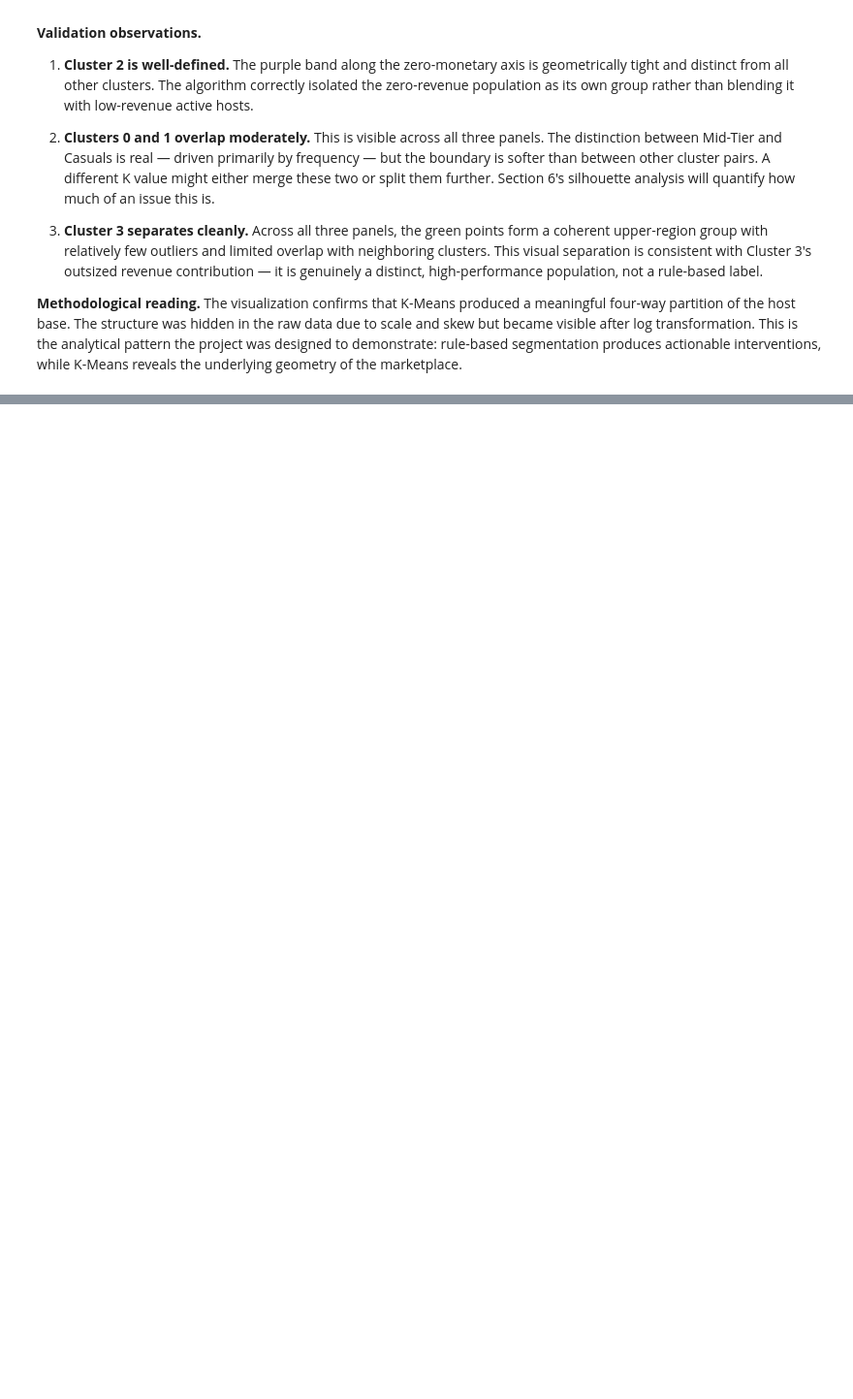
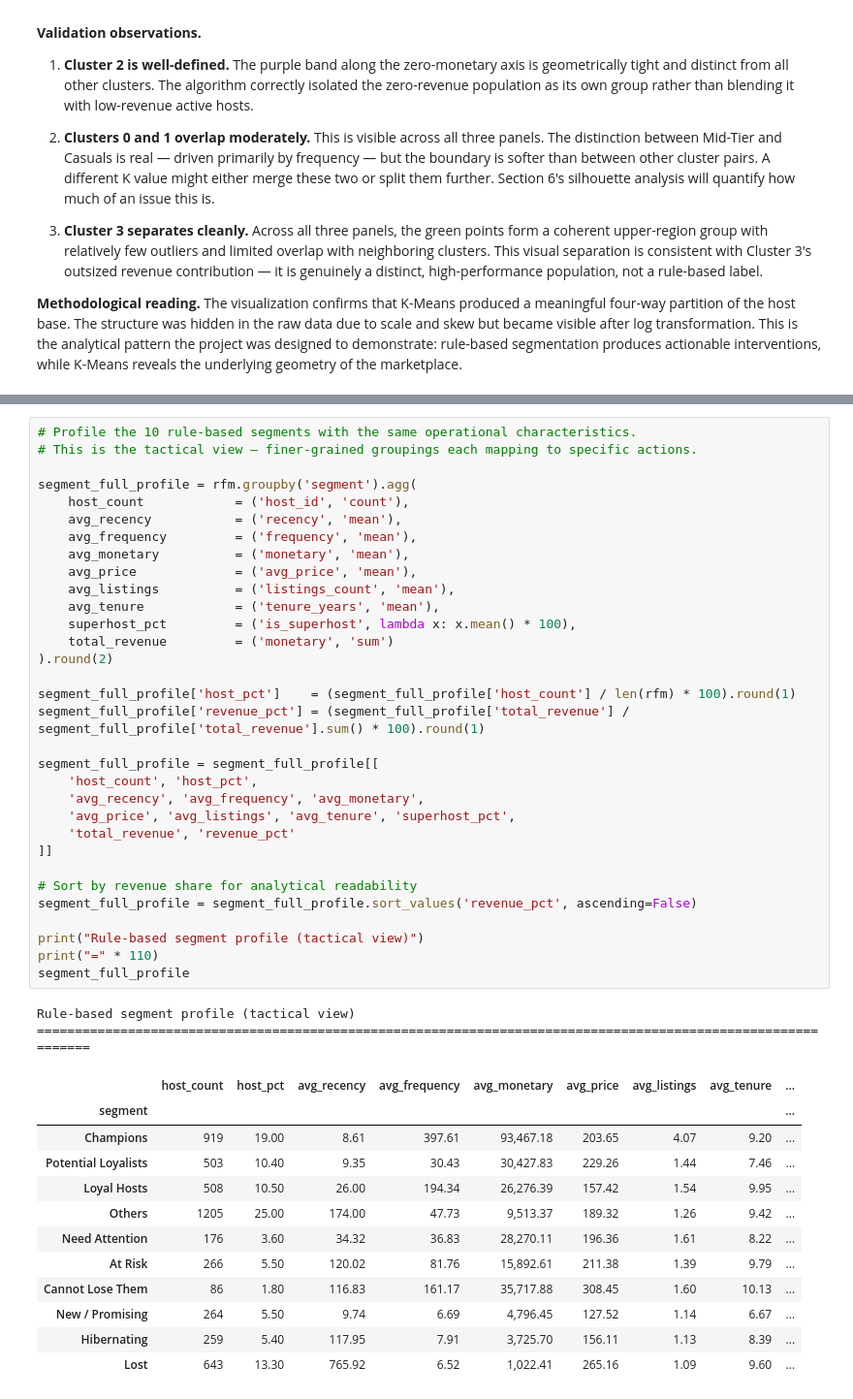
Before and after one commit to Cijan540/my-project-2-rfm-segmentation, a Jupyter notebook: rfm_analysis.ipynb, the cells around one changed output, grey strips where cells are left out. Shown at 97% size. Drawn from its saved outputs; the diff is of its cells as text; blank space fills up the shorter version.

```diff
--- a/rfm_analysis.ipynb
+++ b/rfm_analysis.ipynb
@@ -1065,0 +1433,47 @@ The clean horizontal stratification in this panel confirms that **frequency is d
+# %%
+# Profile the 10 rule-based segments with the same operational characteristics.
+# This is the tactical view — finer-grained groupings each mapping to specific actions.
+
+segment_full_profile = rfm.groupby('segment').agg(
+    host_count            = ('host_id', 'count'),
+    avg_recency           = ('recency', 'mean'),
+    avg_frequency         = ('frequency', 'mean'),
+    avg_monetary          = ('monetary', 'mean'),
+    avg_price             = ('avg_price', 'mean'),
+    avg_listings          = ('listings_count', 'mean'),
+    avg_tenure            = ('tenure_years', 'mean'),
+    superhost_pct         = ('is_superhost', lambda x: x.mean() * 100),
+    total_revenue         = ('monetary', 'sum')
+).round(2)
+
+segment_full_profile['host_pct']    = (segment_full_profile['host_count'] / len(rfm) * 100).round(1)
+segment_full_profile['revenue_pct'] = (segment_full_profile['total_revenue'] / segment_full_profile['total_revenue'].sum() * 100).round(1)
+
+segment_full_profile = segment_full_profile[[
+    'host_count', 'host_pct',
+    'avg_recency', 'avg_frequency', 'avg_monetary',
+    'avg_price', 'avg_listings', 'avg_tenure', 'superhost_pct',
+    'total_revenue', 'revenue_pct'
+]]
+
+# Sort by revenue share for analytical readability
+segment_full_profile = segment_full_profile.sort_values('revenue_pct', ascending=False)
+
+print("Rule-based segment profile (tactical view)")
+print("=" * 110)
+segment_full_profile
+# %% [output]
+Rule-based segment profile (tactical view)
+==============================================================================================================
+|  | host_count | host_pct | avg_recency | avg_frequency | avg_monetary | avg_price | avg_listings | avg_tenure | ... |
+| segment |  |  |  |  |  |  |  |  | ... |
+| Champions | 919 | 19.00 | 8.61 | 397.61 | 93,467.18 | 203.65 | 4.07 | 9.20 | ... |
+| Potential Loyalists | 503 | 10.40 | 9.35 | 30.43 | 30,427.83 | 229.26 | 1.44 | 7.46 | ... |
+| Loyal Hosts | 508 | 10.50 | 26.00 | 194.34 | 26,276.39 | 157.42 | 1.54 | 9.95 | ... |
+| Others | 1205 | 25.00 | 174.00 | 47.73 | 9,513.37 | 189.32 | 1.26 | 9.42 | ... |
+| Need Attention | 176 | 3.60 | 34.32 | 36.83 | 28,270.11 | 196.36 | 1.61 | 8.22 | ... |
+| At Risk | 266 | 5.50 | 120.02 | 81.76 | 15,892.61 | 211.38 | 1.39 | 9.79 | ... |
+| Cannot Lose Them | 86 | 1.80 | 116.83 | 161.17 | 35,717.88 | 308.45 | 1.60 | 10.13 | ... |
+| New / Promising | 264 | 5.50 | 9.74 | 6.69 | 4,796.45 | 127.52 | 1.14 | 6.67 | ... |
+| Hibernating | 259 | 5.40 | 117.95 | 7.91 | 3,725.70 | 156.11 | 1.13 | 8.39 | ... |
+| Lost | 643 | 13.30 | 765.92 | 6.52 | 1,022.41 | 265.16 | 1.09 | 9.60 | ... |
```
Also changed, not shown: parts of 17 cells of this notebook, 1 other file.
